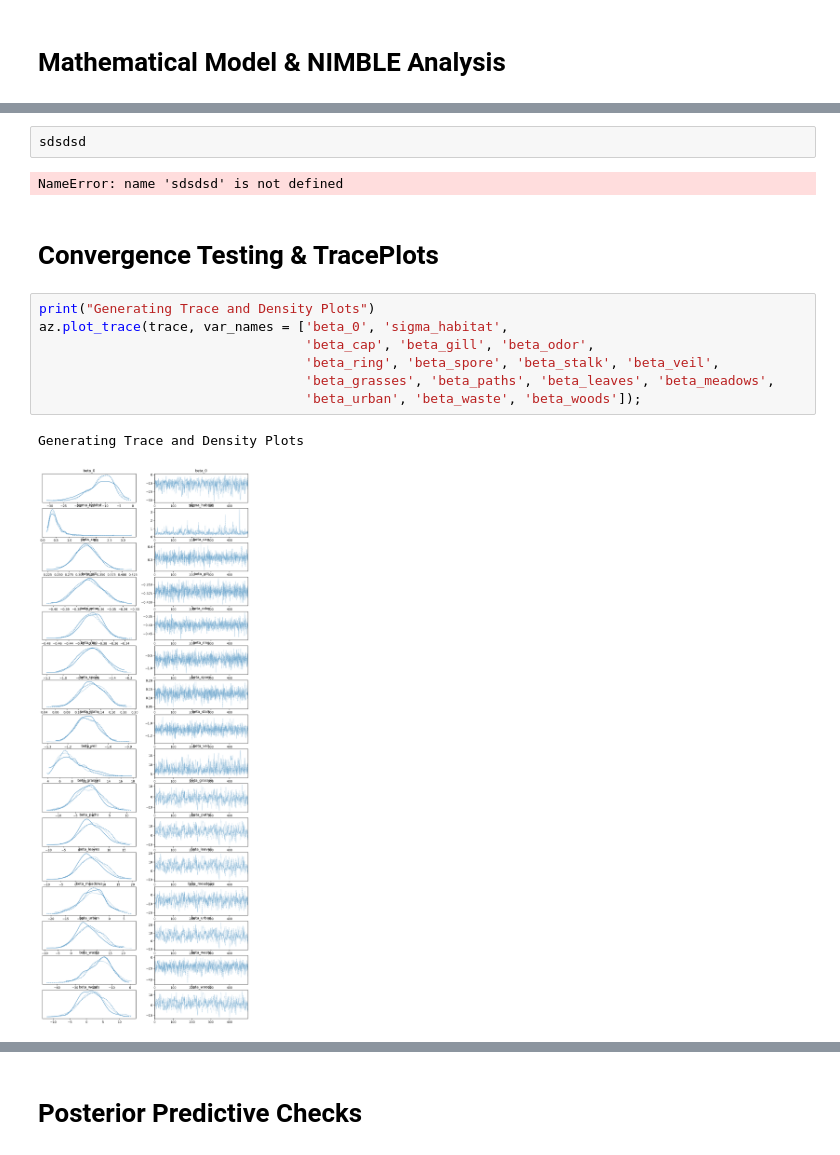
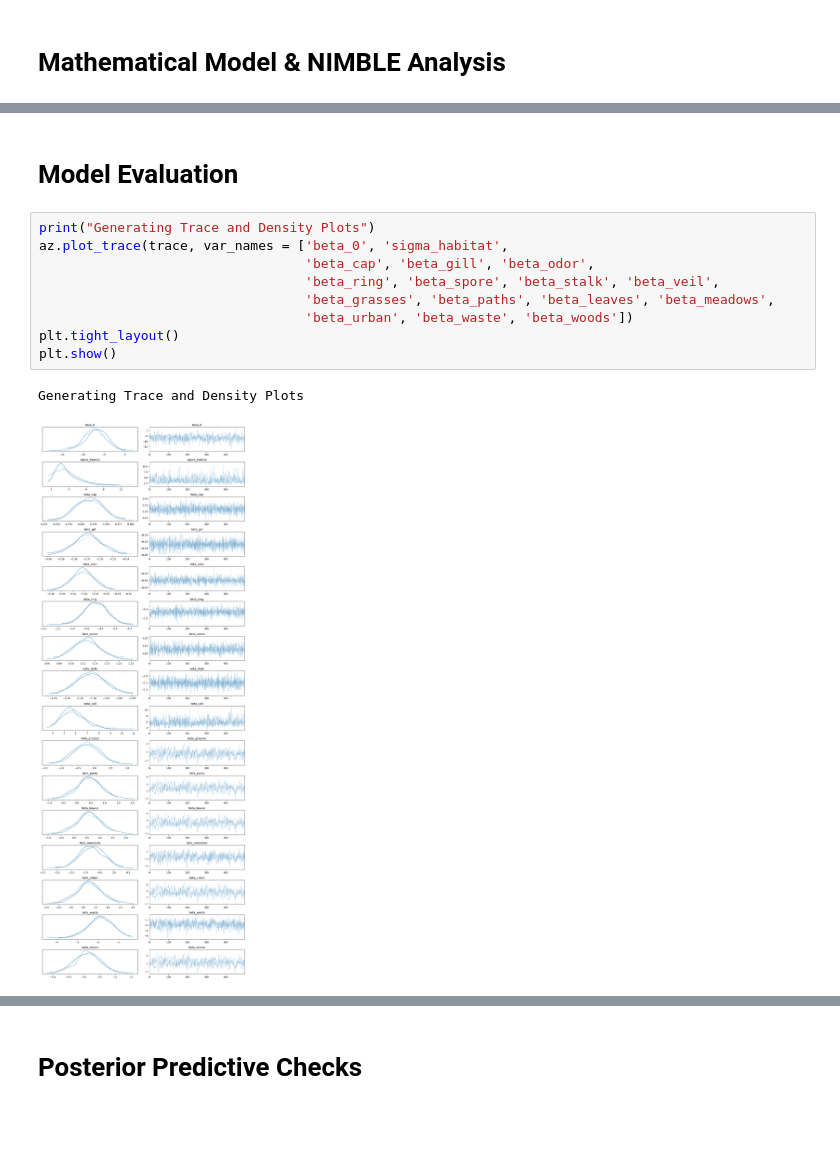
Before and after one commit to jeffwongqy/Bayesian-Mushroom-Classification, a Jupyter notebook: bayes_mushroom_classification.ipynb, the cells around one changed output, grey strips where cells are left out. Saved outputs shown, nothing was run; the diff lists cells and outputs as text; blank space fills up the shorter version.

```diff
--- a/bayes_mushroom_classification.ipynb
+++ b/bayes_mushroom_classification.ipynb
@@ -132,22 +121,20 @@ with pm.Model() as mushroom_model:
                     nuts_sampler = 'numpyro')
 # %% [output]
 ERROR:pymc.stats.convergence:The effective sample size per chain is smaller than 100 for some parameters.  A higher number is needed for reliable rhat and ess computation. See https://arxiv.org/abs/19 ...
-# %%
-sdsdsd
-# %% [output]
-NameError: name 'sdsdsd' is not defined
-# %% [markdown]
-# Convergence Testing & TracePlots
+# %% [markdown]
+# Model Evaluation
 # %%
 print("Generating Trace and Density Plots")
 az.plot_trace(trace, var_names = ['beta_0', 'sigma_habitat',
                                   'beta_cap', 'beta_gill', 'beta_odor',
                                   'beta_ring', 'beta_spore', 'beta_stalk', 'beta_veil',
                                   'beta_grasses', 'beta_paths', 'beta_leaves', 'beta_meadows',
-                                  'beta_urban', 'beta_waste', 'beta_woods']);
+                                  'beta_urban', 'beta_waste', 'beta_woods'])
+plt.tight_layout()
+plt.show()
 # %% [output]
 Generating Trace and Density Plots
-[figure, old version]
+[figure, new version]
 # %%
 # check Gelman-Rubin Diagnostic
 summary_stats = az.summary(trace, var_names = ['beta_0', 'sigma_habitat',
```
Also changed, not shown: parts of 11 cells of this notebook.
